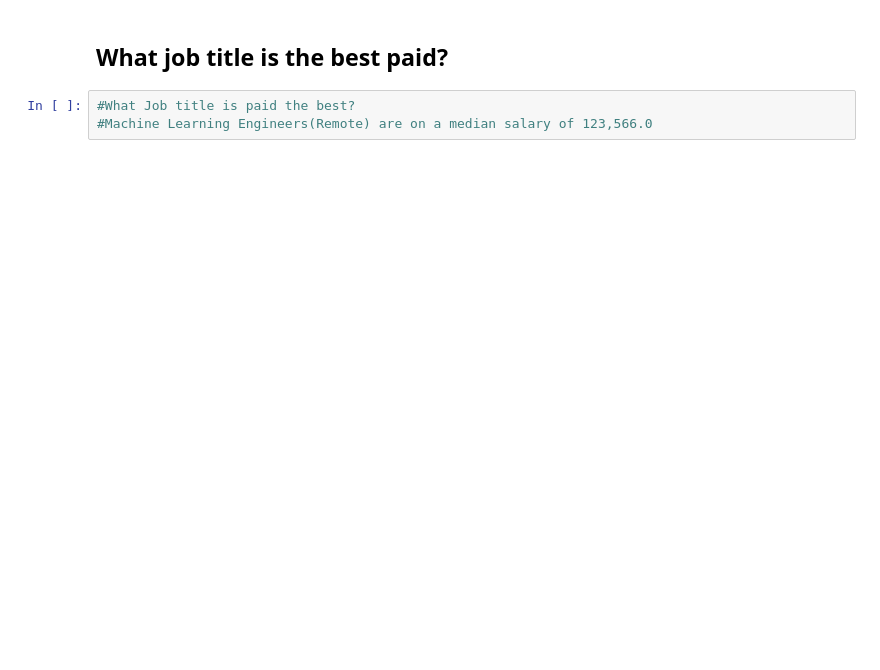
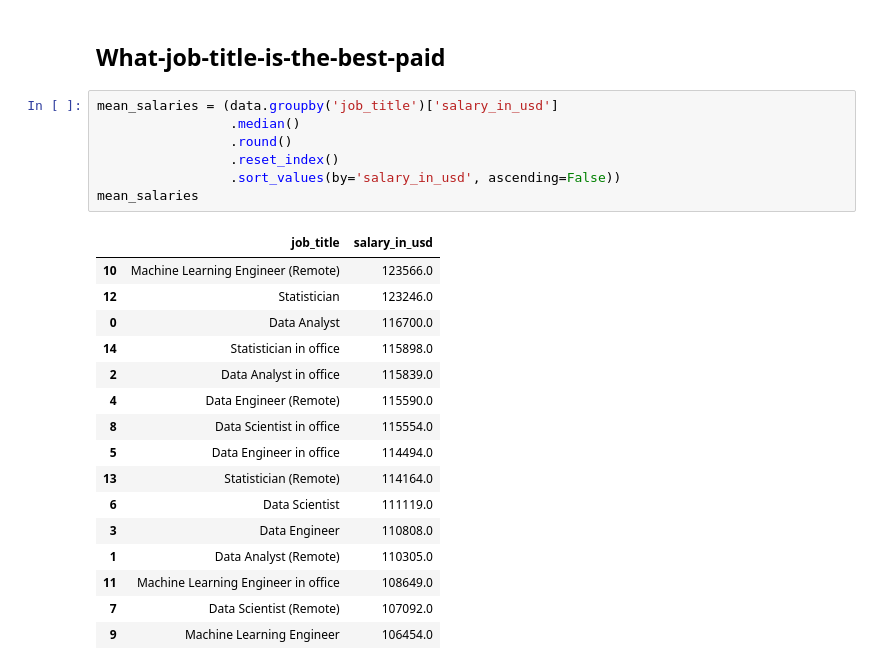
Before and after one commit to finn6666/Data_Science_Analysis, a Jupyter notebook: Data science dataset.ipynb, the cells around one changed output. Cells and saved outputs as stored; diff of their text form; blank space fills up the shorter version.

```diff
--- a/Data science dataset.ipynb
+++ b/Data science dataset.ipynb
@@ -47,6 +115,26 @@ Text(0, 0.5, 'Frequency')
 # %% [markdown]
-<a id="what-job-title-is-the-best-paid"></a>
-## What job title is the best paid?
+## What-job-title-is-the-best-paid
 # %%
-#What Job title is paid the best?
-#Machine Learning Engineers(Remote) are on a median salary of 123,566.0
+mean_salaries = (data.groupby('job_title')['salary_in_usd']
+                 .median()
+                 .round()
+                 .reset_index()
+                 .sort_values(by='salary_in_usd', ascending=False))
+mean_salaries
+# %% [output]
+|  | job_title | salary_in_usd |
+| 10 | Machine Learning Engineer (Remote) | 123566.0 |
+| 12 | Statistician | 123246.0 |
+| 0 | Data Analyst | 116700.0 |
+| 14 | Statistician in office | 115898.0 |
+| 2 | Data Analyst in office | 115839.0 |
+| 4 | Data Engineer (Remote) | 115590.0 |
+| 8 | Data Scientist in office | 115554.0 |
+| 5 | Data Engineer in office | 114494.0 |
+| 13 | Statistician (Remote) | 114164.0 |
+| 6 | Data Scientist | 111119.0 |
+| 3 | Data Engineer | 110808.0 |
+| 1 | Data Analyst (Remote) | 110305.0 |
+| 11 | Machine Learning Engineer in office | 108649.0 |
+| 7 | Data Scientist (Remote) | 107092.0 |
+| 9 | Machine Learning Engineer | 106454.0 |
```
Also changed, not shown: parts of 15 cells of this notebook.
